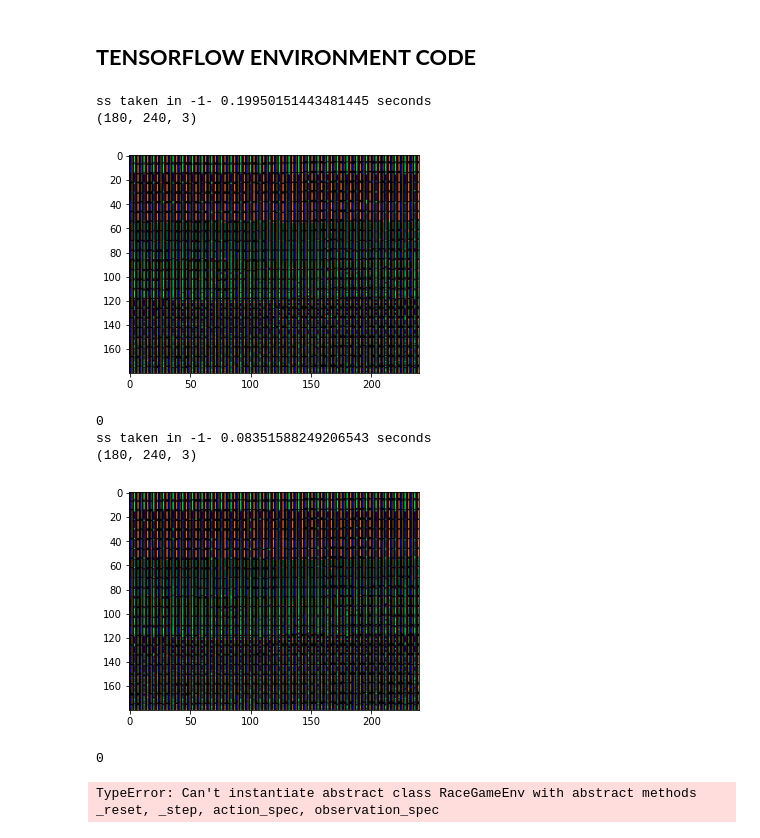
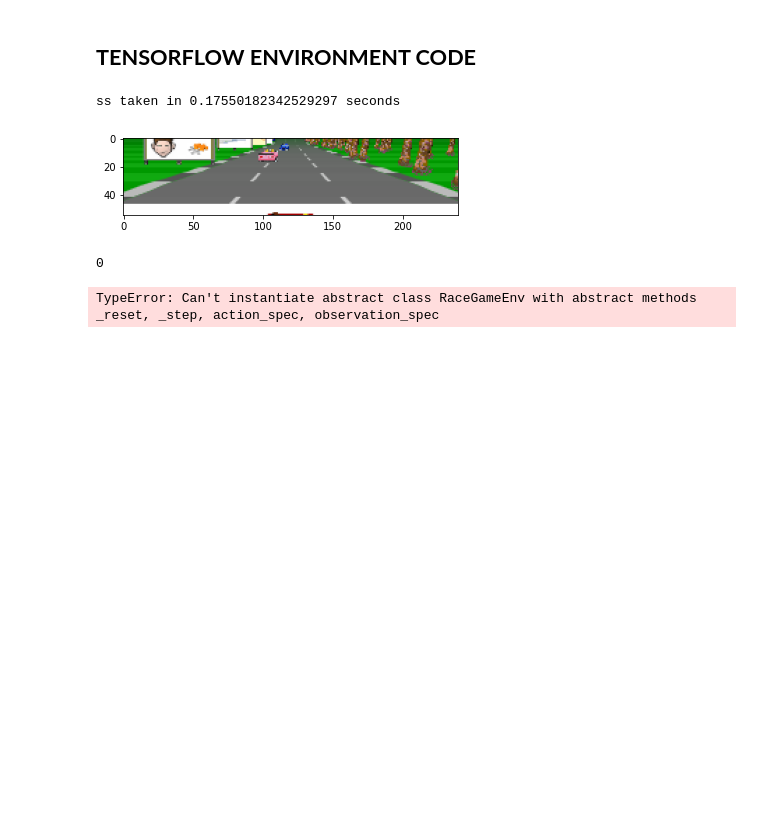
Before and after one commit to vishnudevk/javascript-racer, a Jupyter notebook: main.ipynb, the cells around one changed output. Cells and saved outputs as stored; diff of their text form; code cells hidden in the pictures; blank space fills up the shorter version.

Commit message:
reading and displaying screenshot

```diff
--- a/main.ipynb
+++ b/main.ipynb
@@ -16,30 +16,22 @@ game = Game()
 
 game.resetGame()
 # %%
-for i in range(2):
+for i in range(1):
 
     img = game.takess()
-    print(img.shape)
-    img = img.astype('float64')
-    img = img/255.0
     im = Image.fromarray(img, 'RGB')
-    #im.save("hood.jpeg")
+    imgplot = plt.imshow(im,cmap=plt.cm.binary)
+    plt.show()
 
-    imgplot = plt.imshow(im)
-    plt.show()
+    im.save("screenshot.jpeg")
     game.getSpead()
     game.move('up')
 
 game.resetGame()
 # %% [output]
-ss taken in -1- 0.19950151443481445 seconds
-(180, 240, 3)
+ss taken in 0.17550182342529297 seconds
-[figure, old version]
+[figure, new version]
 0
-ss taken in -1- 0.08351588249206543 seconds
-(180, 240, 3)
-[figure, removed]
-0
 # %%
 env = RaceGameEnv()
 # %% [output]
```
